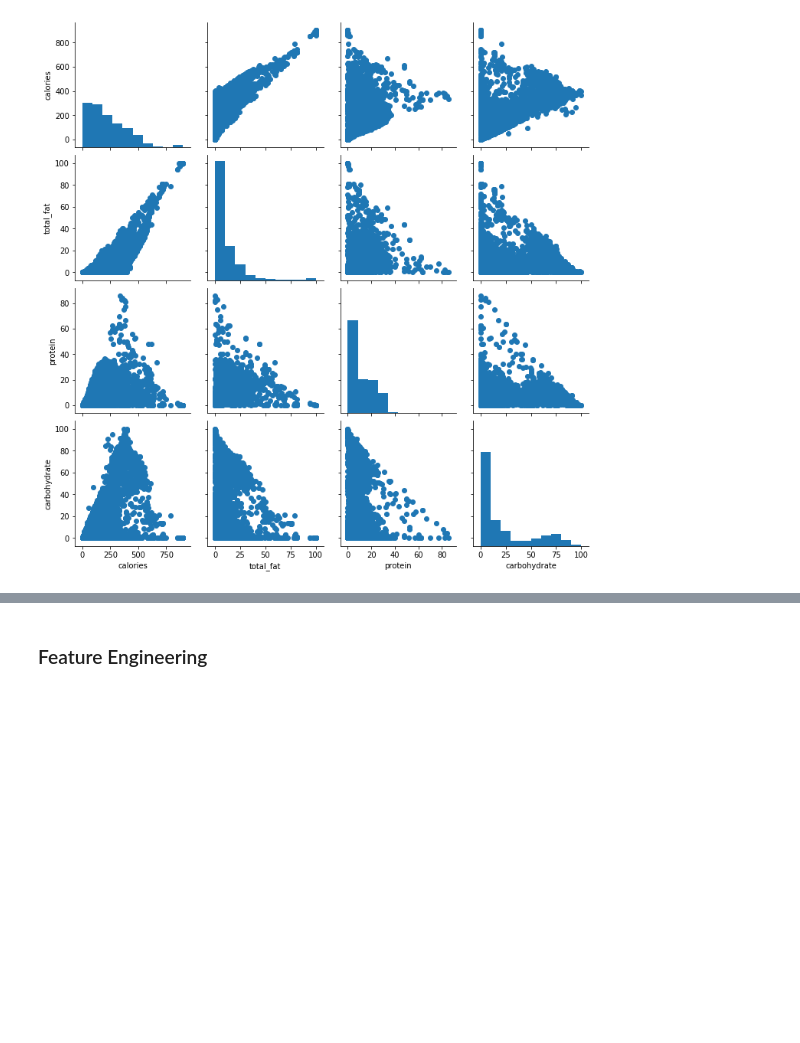
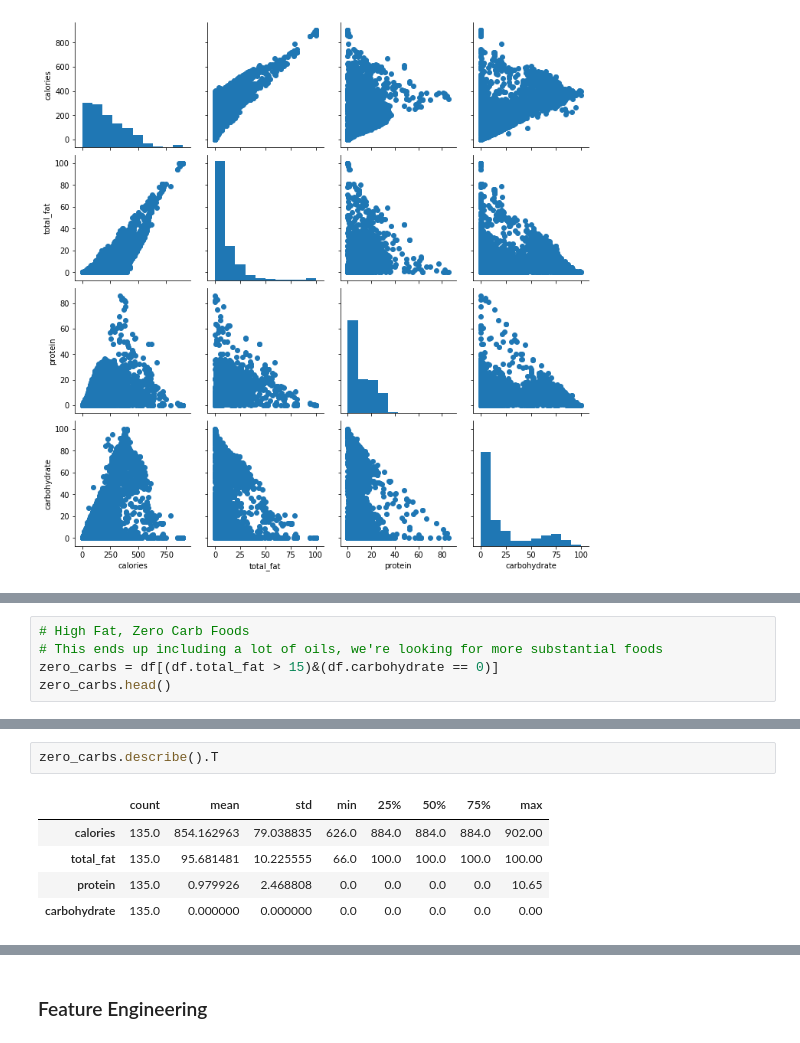
Before and after one commit to dbojado/Keto-Diet-Project, a Jupyter notebook: MVP.ipynb, the cells around one changed output, grey strips where cells are left out. Saved outputs shown, nothing was run; the diff lists cells and outputs as text; blank space fills up the shorter version.

```diff
--- a/MVP.ipynb
+++ b/MVP.ipynb
@@ -257,0 +370,5 @@ plt.xlim(0, 175)
+# %%
+# High Fat, Zero Carb Foods
+# This ends up including a lot of oils, we're looking for more substantial foods
+zero_carbs = df[(df.total_fat > 15)&(df.carbohydrate == 0)]
+zero_carbs.head()
@@ -257,0 +382,8 @@ plt.xlim(0, 175)
+# %%
+zero_carbs.describe().T
+# %% [output]
+|  | count | mean | std | min | 25% | 50% | 75% | max |
+| calories | 135.0 | 854.162963 | 79.038835 | 626.0 | 884.0 | 884.0 | 884.0 | 902.00 |
+| total_fat | 135.0 | 95.681481 | 10.225555 | 66.0 | 100.0 | 100.0 | 100.0 | 100.00 |
+| protein | 135.0 | 0.979926 | 2.468808 | 0.0 | 0.0 | 0.0 | 0.0 | 10.65 |
+| carbohydrate | 135.0 | 0.000000 | 0.000000 | 0.0 | 0.0 | 0.0 | 0.0 | 0.00 |
```
Also changed, not shown: parts of 37 cells of this notebook.
